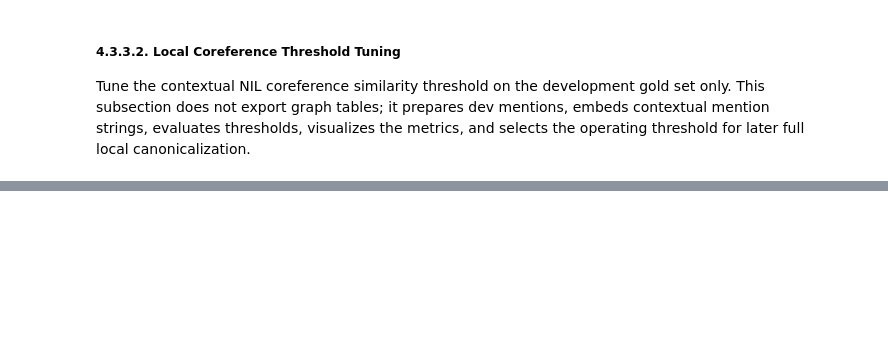
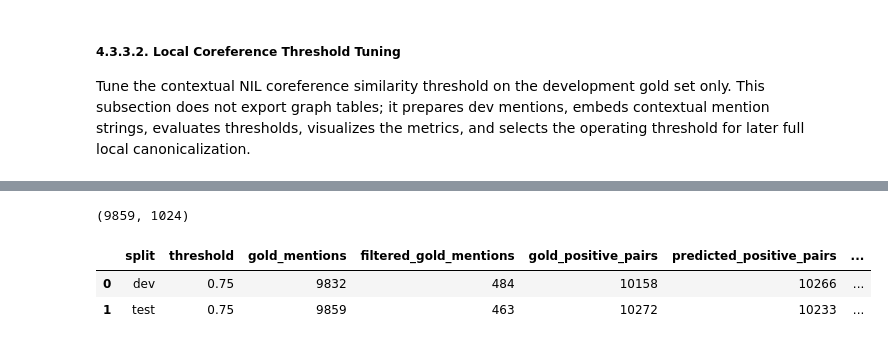
Before and after one commit to plminh-sdh/Design-and-Evaluation-of-Secure-Retrieval-Augmented-Systems-for-Large-Scale-Digital-Archives, a Jupyter notebook: Database.ipynb, the cells around one changed output, grey strips where cells are left out. Cells and saved outputs as stored; diff of their text form; code cells hidden in the pictures; blank space fills up the shorter version.

```diff
--- a/Database.ipynb
+++ b/Database.ipynb
@@ -3529,0 +3326,66 @@ local_coref_gold_dev_preview_df.head(20)
+# %%
+# Embed held-out test mention contexts with the same local coreference embedder.
+if local_coref_prepared_test_mentions_df.empty:
+    raise RuntimeError("No local coreference test mentions survived candidate filtering.")
+
+if "local_coref_embedder" not in globals():
+    local_coref_embedder = BGEM3Embedder(
+        model_name=LOCAL_COREF_EMBEDDING_MODEL_NAME,
+        device="cuda" if torch.cuda.is_available() else "cpu",
+        require_cuda=False,
+    )
+
+local_coref_test_embeddings = embed_local_mention_contexts(
+    local_coref_prepared_test_mentions_df,
+    local_coref_embedder,
+    batch_size=LOCAL_COREF_EMBEDDING_BATCH_SIZE,
+)
+
+local_coref_test_embeddings.shape
+# %% [output]
+(9859, 1024)
+# %%
+# Evaluate the selected operating threshold on the held-out test gold set.
+local_coref_test_metrics_df, local_coref_test_predictions_by_threshold = tune_local_coreference_thresholds(
+    local_coref_gold_test_records,
+    local_coref_prepared_test_mentions_df,
+    local_coref_test_embeddings,
+    [BEST_LOCAL_COREF_SIMILARITY_THRESHOLD],
+    precision_floor=LOCAL_COREF_PRECISION_FLOOR,
+    min_cluster_size=LOCAL_COREF_MIN_CLUSTER_SIZE,
+    max_block_size=LOCAL_COREF_MAX_BLOCK_SIZE,
+    exact_surface_first=bool(best_local_coref_threshold_row.get("exact_surface_first", True)),
+    use_type_threshold_floors=bool(best_local_coref_threshold_row.get("use_type_threshold_floors", False)),
+    model_name=LOCAL_COREF_EMBEDDING_MODEL_NAME,
+    model_version=LOCAL_COREF_EMBEDDING_MODEL_VERSION,
+)
+
+local_coref_selected_eval_metrics_df = pd.concat(
+    [
+        pd.DataFrame([best_local_coref_threshold_row.to_dict()]).assign(split="dev"),
+        local_coref_test_metrics_df.assign(split="test"),
+    ],
+    ignore_index=True,
+    sort=False,
+)
+
+local_coref_selected_eval_metrics_df[[
+    "split",
+    "threshold",
+    "gold_mentions",
+    "filtered_gold_mentions",
+    "gold_positive_pairs",
+    "predicted_positive_pairs",
+    "true_positive_pairs",
+    "pairwise_precision",
+    "pairwise_recall",
+    "pairwise_f1",
+    "purity",
+    "inverse_purity",
+    "clustered_mention_coverage",
+    "meets_precision_floor",
+]]
+# %% [output]
+|  | split | threshold | gold_mentions | filtered_gold_mentions | gold_positive_pairs | predicted_positive_pairs | ... |
+| 0 | dev | 0.75 | 9832 | 484 | 10158 | 10266 | ... |
+| 1 | test | 0.75 | 9859 | 463 | 10272 | 10233 | ... |
```
Also changed, not shown: parts of 20 cells of this notebook, 1 other file.
